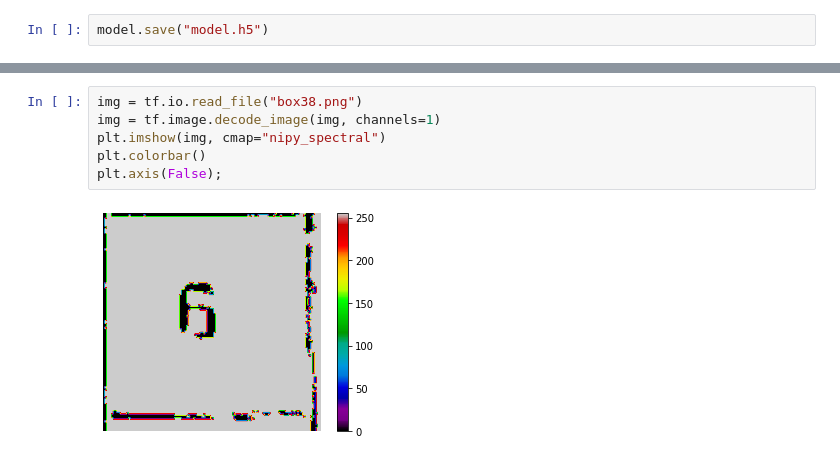
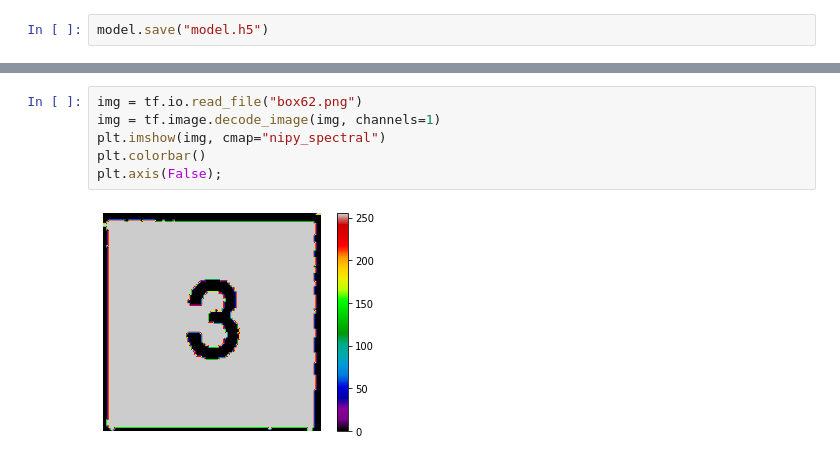
Before and after one commit to indykindyk/Sudoku-solver-opencv, a Jupyter notebook: src/gowno.ipynb, the cells around one changed output, grey strips where cells are left out. Cells and saved outputs as stored; diff of their text form.

```diff
--- a/src/gowno.ipynb
+++ b/src/gowno.ipynb
@@ -157,8 +198,8 @@ def cb(img):
 # %%
-img = tf.io.read_file("box38.png")
+img = tf.io.read_file("box62.png")
 img = tf.image.decode_image(img, channels=1)
 plt.imshow(img, cmap="nipy_spectral")
 plt.colorbar()
 plt.axis(False);
 # %% [output]
-[figure, old version]
+[figure, new version]
```
Also changed, not shown: parts of 11 cells of this notebook, 5 other files.
